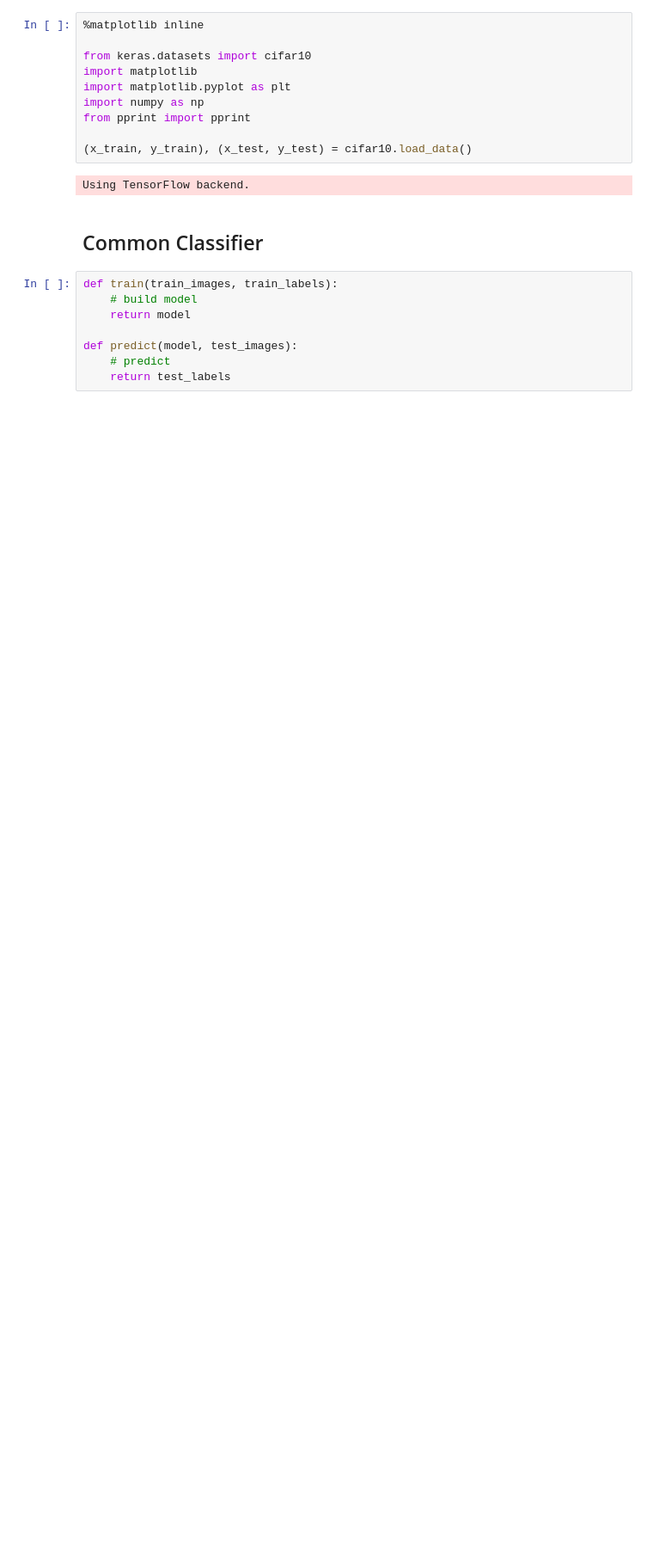
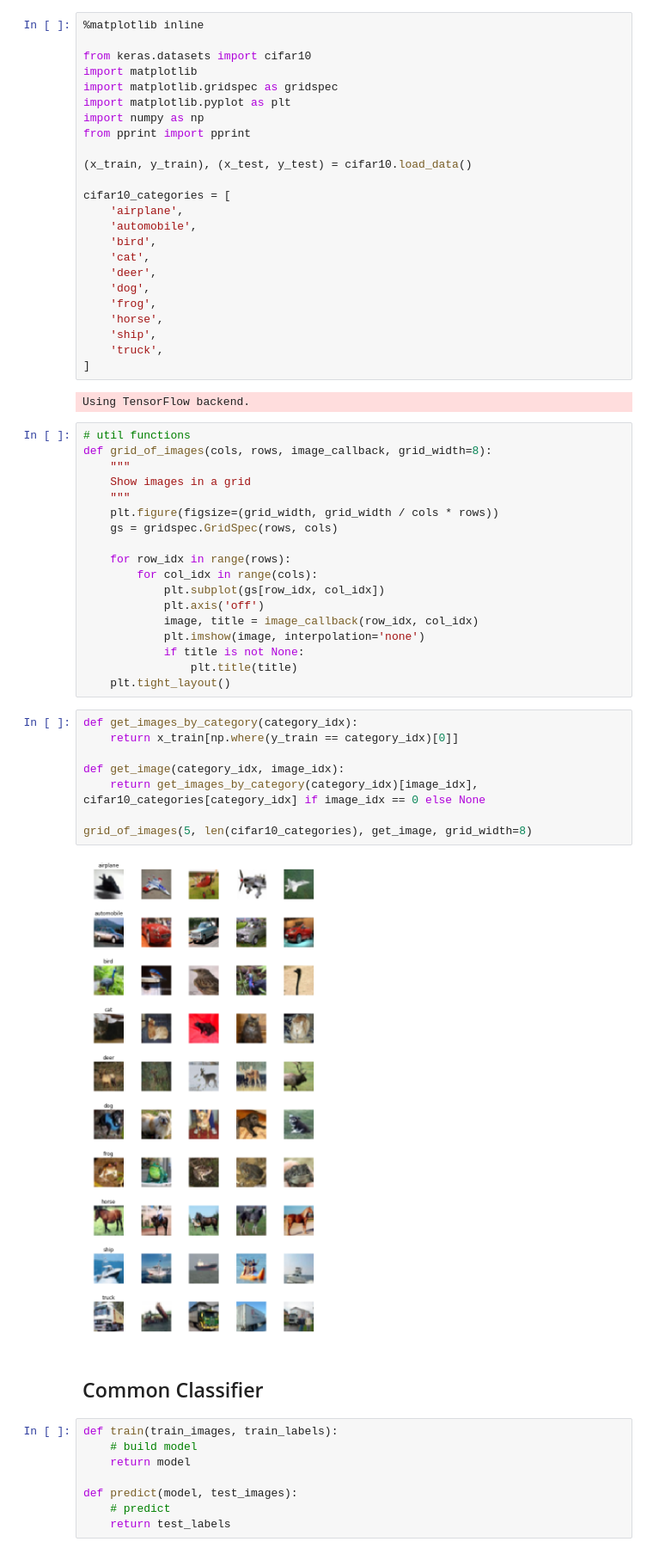
Before and after one commit to hyzhak/cs231n-lecture-notes, a Jupyter notebook: lec2-data-driven-approach-knn-linear-classification-1.ipynb, the cells around one changed output. Shown at 86% size. Saved outputs shown, nothing was run; the diff lists cells and outputs as text; blank space fills up the shorter version.

Commit message:
show data set images

```diff
--- a/lec2-data-driven-approach-knn-linear-classification-1.ipynb
+++ b/lec2-data-driven-approach-knn-linear-classification-1.ipynb
@@ -22,13 +22,55 @@ Used Data sets: **CIFAR-10**
 
 from keras.datasets import cifar10
 import matplotlib
+import matplotlib.gridspec as gridspec
 import matplotlib.pyplot as plt
 import numpy as np
 from pprint import pprint
 
 (x_train, y_train), (x_test, y_test) = cifar10.load_data()
+
+cifar10_categories = [
+    'airplane',
+    'automobile',
+    'bird',
+    'cat',
+    'deer',
+    'dog',
+    'frog',
+    'horse',
+    'ship',
+    'truck',
+]
 # %% [output]
 Using TensorFlow backend.
+# %%
+# util functions
+def grid_of_images(cols, rows, image_callback, grid_width=8):
+    """
+    Show images in a grid
+    """
+    plt.figure(figsize=(grid_width, grid_width / cols * rows))
+    gs = gridspec.GridSpec(rows, cols)
+
+    for row_idx in range(rows):
+        for col_idx in range(cols):
+            plt.subplot(gs[row_idx, col_idx])
+            plt.axis('off')
+            image, title = image_callback(row_idx, col_idx)
+            plt.imshow(image, interpolation='none')
+            if title is not None:
+                plt.title(title)
+    plt.tight_layout()
+# %%
+def get_images_by_category(category_idx):
+    return x_train[np.where(y_train == category_idx)[0]]
+
+def get_image(category_idx, image_idx):
+    return get_images_by_category(category_idx)[image_idx], cifar10_categories[category_idx] if image_idx == 0 else None
+
+grid_of_images(5, len(cifar10_categories), get_image, grid_width=8)
+# %% [output]
+[figure, added]
 # %% [markdown]
 ## Common Classifier
 # %%
```
Also changed, not shown: parts of 7 cells of this notebook.
